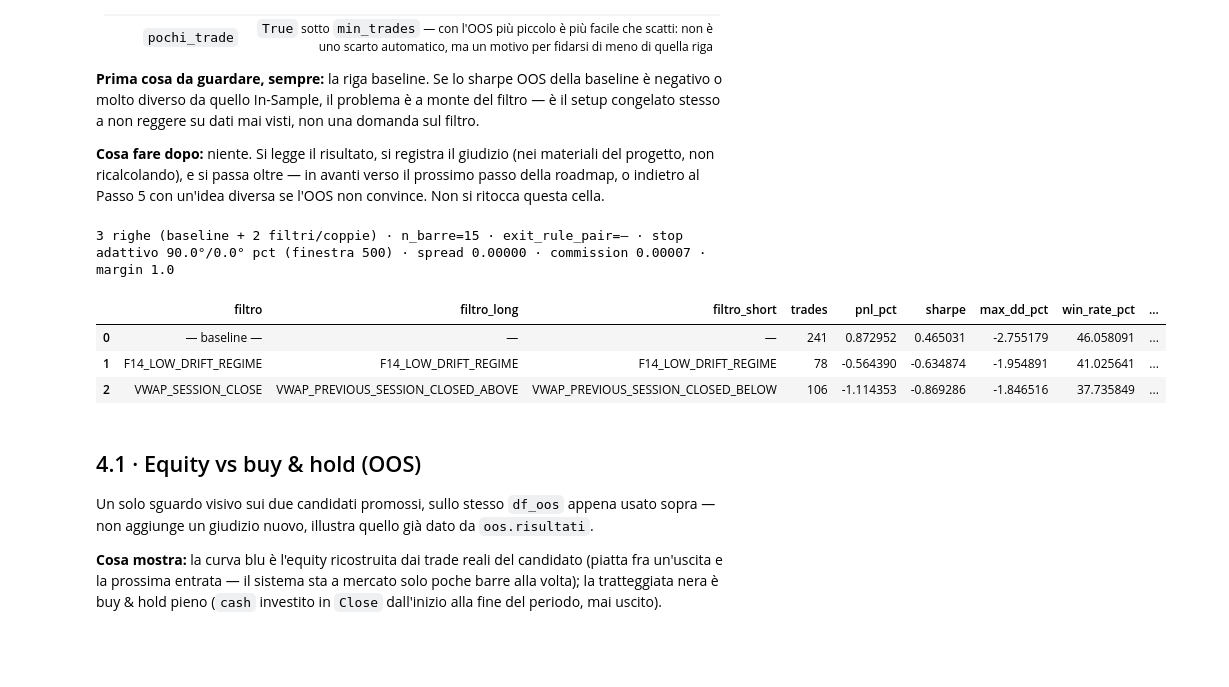
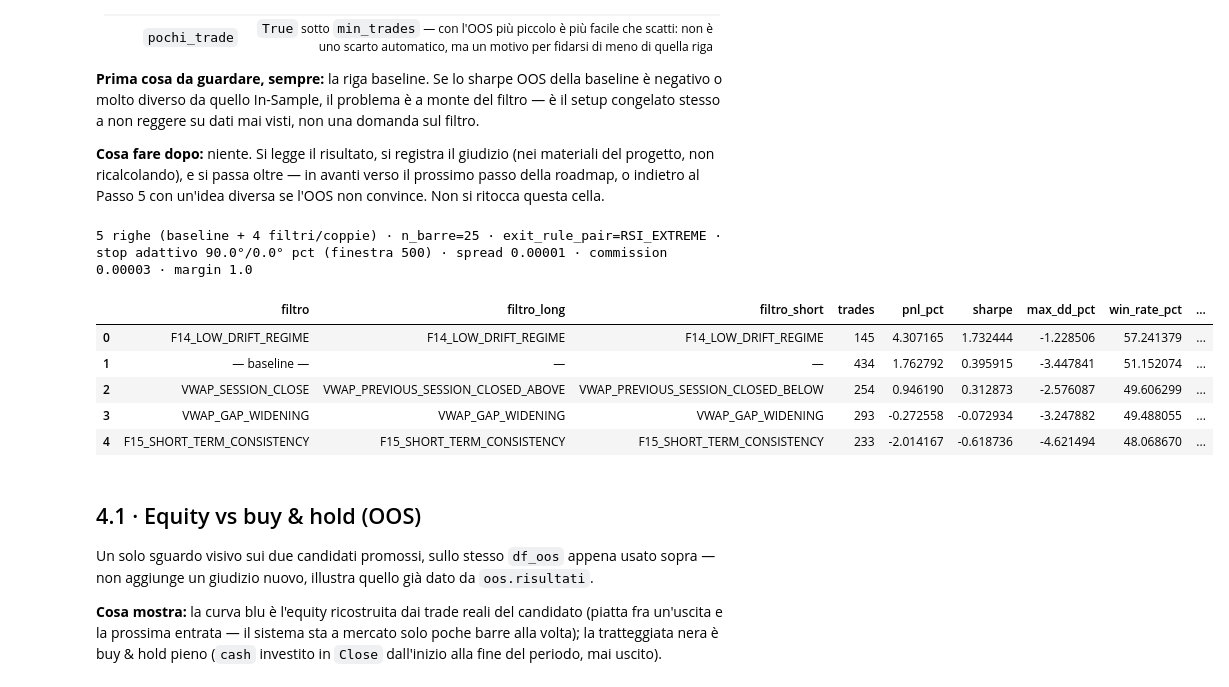
Before and after one commit to matti410/Trading-System-Creator_V4, a Jupyter notebook: Trading_Grid_Search_v4_backtesting.ipynb, the cells around one changed output. Drawn from its saved outputs; the diff is of its cells as text; code cells hidden in the pictures; blank space fills up the shorter version.

```diff
--- a/Trading_Grid_Search_v4_backtesting.ipynb
+++ b/Trading_Grid_Search_v4_backtesting.ipynb
@@ -89,0 +92,3 @@ EURUSD M15 — 91,596 barre  ·  da 2023-01-02 00:00:00+00:00  a  2026-09-07 06:
+# %%
+costi = parametri_backtest(symbol, bars=df, valuta_conto="USD", percentile=75.0, usa_mt5 = False, spread_pips = 0.1,)
+costi   # -> {'spread': ..., 'commission': ...}
@@ -185,7 +199,7 @@ Ogni linea è una condizione, asse orizzontale le barre dal trigger, verticale l
 
 Guarda la **forma**: sale e prosegue = il movimento continua; sale e si appiattisce = il vantaggio ha una scadenza (è lì l'orizzonte del trade); sale e ridiscende = quello che guadagnavi lo restituisci.
 # %%
-H = 15
+H = 25
 MIN_TRADES = 200
 # %%
 ev = eng.event_study.run_event_study(df_is, horizon=H, min_trades=MIN_TRADES)
@@ -394,12 +402,12 @@ filtri_da_provare = (eng.registry.list_filters(0) +
 # %%
 fs = run_filter_search_bt(
     df_is,
-    entry_long="E14_HARAMI_CROSS_CONFIRMED",
-    entry_short="E4_SHORT_EMA_CROSS_DOWN",
-    exit_rule_pair=None,
+    entry_long="E11_INVERTED_HAMMER",
+    entry_short="E9_SHORT_CLOSING_PATTERN_ONLY_II",
+    exit_rule_pair="RSI_EXTREME",
     n_barre=H,
     filtri=filtri_da_provare,
-    perc_sl=90.0, perc_tp=0.0, commission=0.00007, min_trades=30,
+    perc_sl=90.0, perc_tp=0.0, **costi, min_trades=30,
 )
 fs.top(15)
 # %% [output]
@@ -519,26 +527,28 @@ Qui si apre il tratto di dati mai guardato finora — sigillato fin dallo split
 **Cosa fare dopo:** niente. Si legge il risultato, si registra il giudizio (nei materiali del progetto, non ricalcolando), e si passa oltre — in avanti verso il prossimo passo della roadmap, o indietro al Passo 5 con un'idea diversa se l'OOS non convince. Non si ritocca questa cella.
 # %%
 filtri_oos = ["VWAP_PREVIOUS_SESSION_CLOSED_ABOVE", "VWAP_PREVIOUS_SESSION_CLOSED_BELOW",
-              "F14_LOW_DRIFT_REGIME"]  # nomi reali (filtro_long/filtro_short) — modifica qui per test futuri
+              "F14_LOW_DRIFT_REGIME", "VWAP_GAP_WIDENING", "F15_SHORT_TERM_CONSISTENCY"]  # nomi reali (filtro_long/filtro_short) — modifica qui per test futuri
 
 oos = run_filter_search_bt(
     df_oos,
     entry_long=fs.entry_long,
     entry_short=fs.entry_short,
     exit_rule_pair=fs.exit_rule_pair,
     n_barre=fs.n_barre,
     filtri=filtri_oos,
     perc_sl=90.0, perc_tp=0.0, finestra=500, lag=1,
-    spread=0.0, commission=0.00007, cash=10_000.0, margin=1.0,
+    **costi, cash=10_000.0, margin=1.0,
     min_trades=fs.min_trades,
 )
 oos.risultati
 # %% [output]
-3 righe (baseline + 2 filtri/coppie) · n_barre=15 · exit_rule_pair=— · stop adattivo 90.0°/0.0° pct (finestra 500) · spread 0.00000 · commission 0.00007 · margin 1.0
+5 righe (baseline + 4 filtri/coppie) · n_barre=25 · exit_rule_pair=RSI_EXTREME · stop adattivo 90.0°/0.0° pct (finestra 500) · spread 0.00001 · commission 0.00003 · margin 1.0
 |  | filtro | filtro_long | filtro_short | trades | pnl_pct | sharpe | max_dd_pct | win_rate_pct | ... |
-| 0 | — baseline — | — | — | 241 | 0.872952 | 0.465031 | -2.755179 | 46.058091 | ... |
-| 1 | F14_LOW_DRIFT_REGIME | F14_LOW_DRIFT_REGIME | F14_LOW_DRIFT_REGIME | 78 | -0.564390 | -0.634874 | -1.954891 | 41.025641 | ... |
-| 2 | VWAP_SESSION_CLOSE | VWAP_PREVIOUS_SESSION_CLOSED_ABOVE | VWAP_PREVIOUS_SESSION_CLOSED_BELOW | 106 | -1.114353 | -0.869286 | -1.846516 | 37.735849 | ... |
+| 0 | F14_LOW_DRIFT_REGIME | F14_LOW_DRIFT_REGIME | F14_LOW_DRIFT_REGIME | 145 | 4.307165 | 1.732444 | -1.228506 | 57.241379 | ... |
+| 1 | — baseline — | — | — | 434 | 1.762792 | 0.395915 | -3.447841 | 51.152074 | ... |
+| 2 | VWAP_SESSION_CLOSE | VWAP_PREVIOUS_SESSION_CLOSED_ABOVE | VWAP_PREVIOUS_SESSION_CLOSED_BELOW | 254 | 0.946190 | 0.312873 | -2.576087 | 49.606299 | ... |
+| 3 | VWAP_GAP_WIDENING | VWAP_GAP_WIDENING | VWAP_GAP_WIDENING | 293 | -0.272558 | -0.072934 | -3.247882 | 49.488055 | ... |
+| 4 | F15_SHORT_TERM_CONSISTENCY | F15_SHORT_TERM_CONSISTENCY | F15_SHORT_TERM_CONSISTENCY | 233 | -2.014167 | -0.618736 | -4.621494 | 48.068670 | ... |
 # %% [markdown]
 ## 4.1 · Equity vs buy & hold (OOS)
 
```
Also changed, not shown: parts of 18 cells of this notebook.
